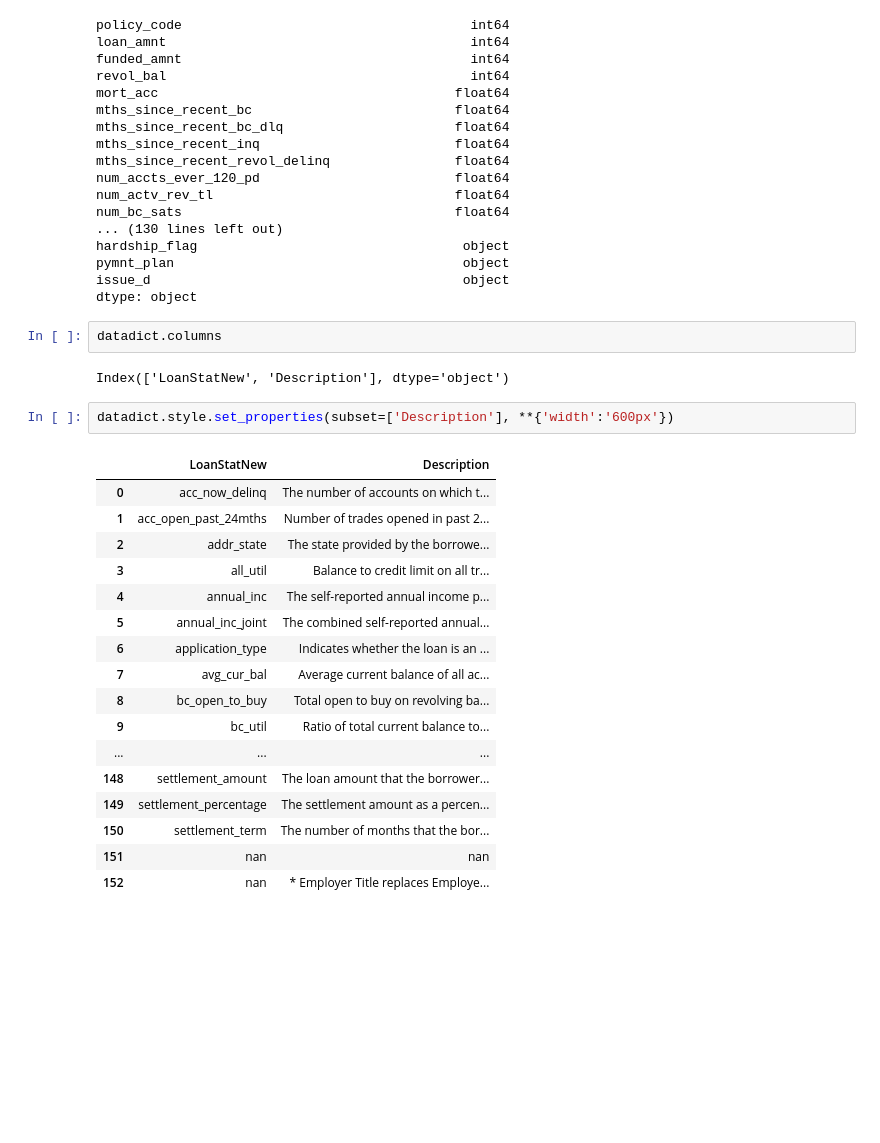
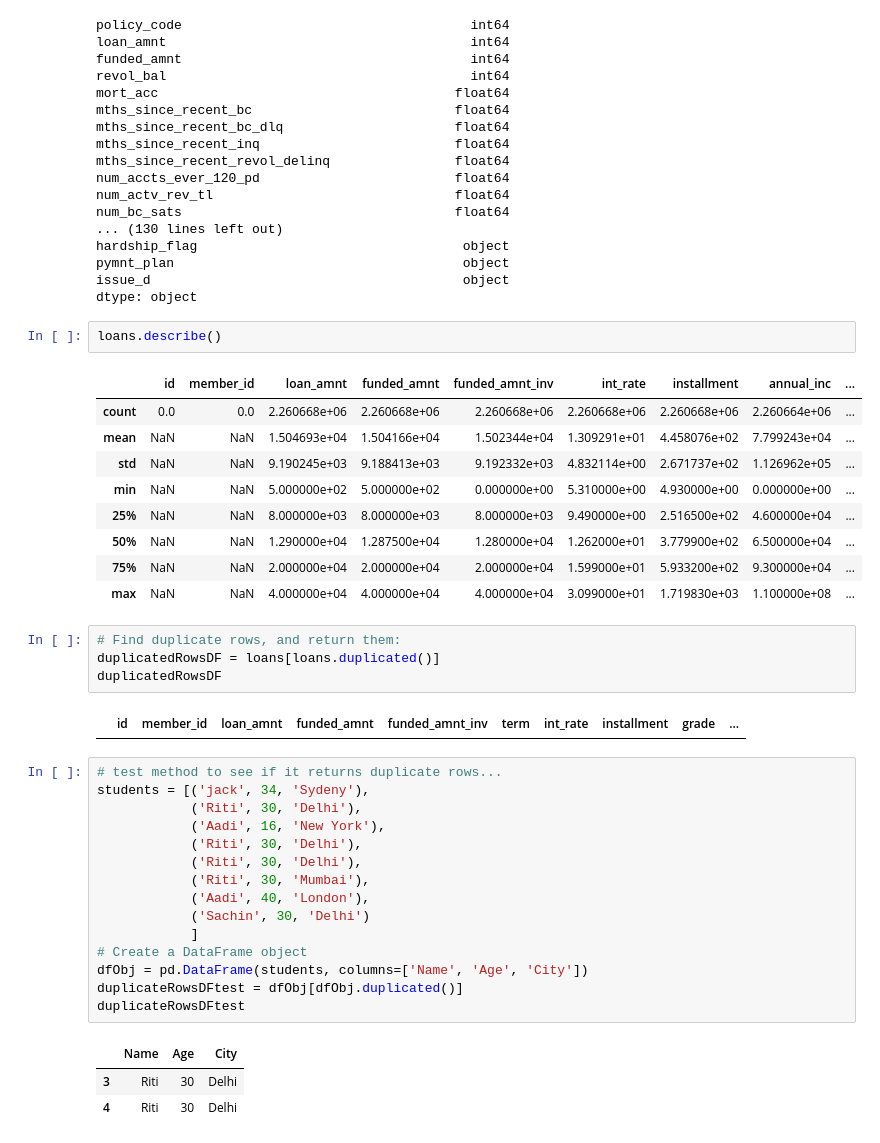
Before and after one commit to yohn-dezmon/lending-club-loan-pipeline, a Jupyter notebook: DataExploration/loan_data_exploration.ipynb, the cells around one changed output. Saved outputs shown, nothing was run; the diff lists cells and outputs as text; blank space fills up the shorter version.

```diff
--- a/DataExploration/loan_data_exploration.ipynb
+++ b/DataExploration/loan_data_exploration.ipynb
@@ -172,27 +194,40 @@ hardship_flag                                  object
 pymnt_plan                                     object
 issue_d                                        object
 dtype: object
-# %%
-datadict.columns
-# %% [output]
-Index(['LoanStatNew', 'Description'], dtype='object')
-# %%
-datadict.style.set_properties(subset=['Description'], **{'width':'600px'})
-# %% [output]
-|  | LoanStatNew | Description |
-| 0 | acc_now_delinq | The number of accounts on which t... |
-| 1 | acc_open_past_24mths | Number of trades opened in past 2... |
-| 2 | addr_state | The state provided by the borrowe... |
-| 3 | all_util | Balance to credit limit on all tr... |
-| 4 | annual_inc | The self-reported annual income p... |
-| 5 | annual_inc_joint | The combined self-reported annual... |
-| 6 | application_type | Indicates whether the loan is an ... |
-| 7 | avg_cur_bal | Average current balance of all ac... |
-| 8 | bc_open_to_buy | Total open to buy on revolving ba... |
-| 9 | bc_util | Ratio of total current balance to... |
-| ... | ... | ... |
-| 148 | settlement_amount | The loan amount that the borrower... |
-| 149 | settlement_percentage | The settlement amount as a percen... |
-| 150 | settlement_term | The number of months that the bor... |
-| 151 | nan | nan |
-| 152 | nan | * Employer Title replaces Employe... |
+# %%
+loans.describe()
+# %% [output]
+|  | id | member_id | loan_amnt | funded_amnt | funded_amnt_inv | int_rate | installment | annual_inc | ... |
+| count | 0.0 | 0.0 | 2.260668e+06 | 2.260668e+06 | 2.260668e+06 | 2.260668e+06 | 2.260668e+06 | 2.260664e+06 | ... |
+| mean | NaN | NaN | 1.504693e+04 | 1.504166e+04 | 1.502344e+04 | 1.309291e+01 | 4.458076e+02 | 7.799243e+04 | ... |
+| std | NaN | NaN | 9.190245e+03 | 9.188413e+03 | 9.192332e+03 | 4.832114e+00 | 2.671737e+02 | 1.126962e+05 | ... |
+| min | NaN | NaN | 5.000000e+02 | 5.000000e+02 | 0.000000e+00 | 5.310000e+00 | 4.930000e+00 | 0.000000e+00 | ... |
+| 25% | NaN | NaN | 8.000000e+03 | 8.000000e+03 | 8.000000e+03 | 9.490000e+00 | 2.516500e+02 | 4.600000e+04 | ... |
+| 50% | NaN | NaN | 1.290000e+04 | 1.287500e+04 | 1.280000e+04 | 1.262000e+01 | 3.779900e+02 | 6.500000e+04 | ... |
+| 75% | NaN | NaN | 2.000000e+04 | 2.000000e+04 | 2.000000e+04 | 1.599000e+01 | 5.933200e+02 | 9.300000e+04 | ... |
+| max | NaN | NaN | 4.000000e+04 | 4.000000e+04 | 4.000000e+04 | 3.099000e+01 | 1.719830e+03 | 1.100000e+08 | ... |
+# %%
+# Find duplicate rows, and return them:
+duplicatedRowsDF = loans[loans.duplicated()]
+duplicatedRowsDF
+# %% [output]
+|  | id | member_id | loan_amnt | funded_amnt | funded_amnt_inv | term | int_rate | installment | grade | ... |
+# %%
+# test method to see if it returns duplicate rows...
+students = [('jack', 34, 'Sydeny'),
+            ('Riti', 30, 'Delhi'),
+            ('Aadi', 16, 'New York'),
+            ('Riti', 30, 'Delhi'),
+            ('Riti', 30, 'Delhi'),
+            ('Riti', 30, 'Mumbai'),
+            ('Aadi', 40, 'London'),
+            ('Sachin', 30, 'Delhi')
+            ]
+# Create a DataFrame object
+dfObj = pd.DataFrame(students, columns=['Name', 'Age', 'City'])
+duplicateRowsDFtest = dfObj[dfObj.duplicated()]
+duplicateRowsDFtest
+# %% [output]
+|  | Name | Age | City |
+| 3 | Riti | 30 | Delhi |
+| 4 | Riti | 30 | Delhi |
```
Also changed, not shown: parts of 5 cells of this notebook, 1 other file.
